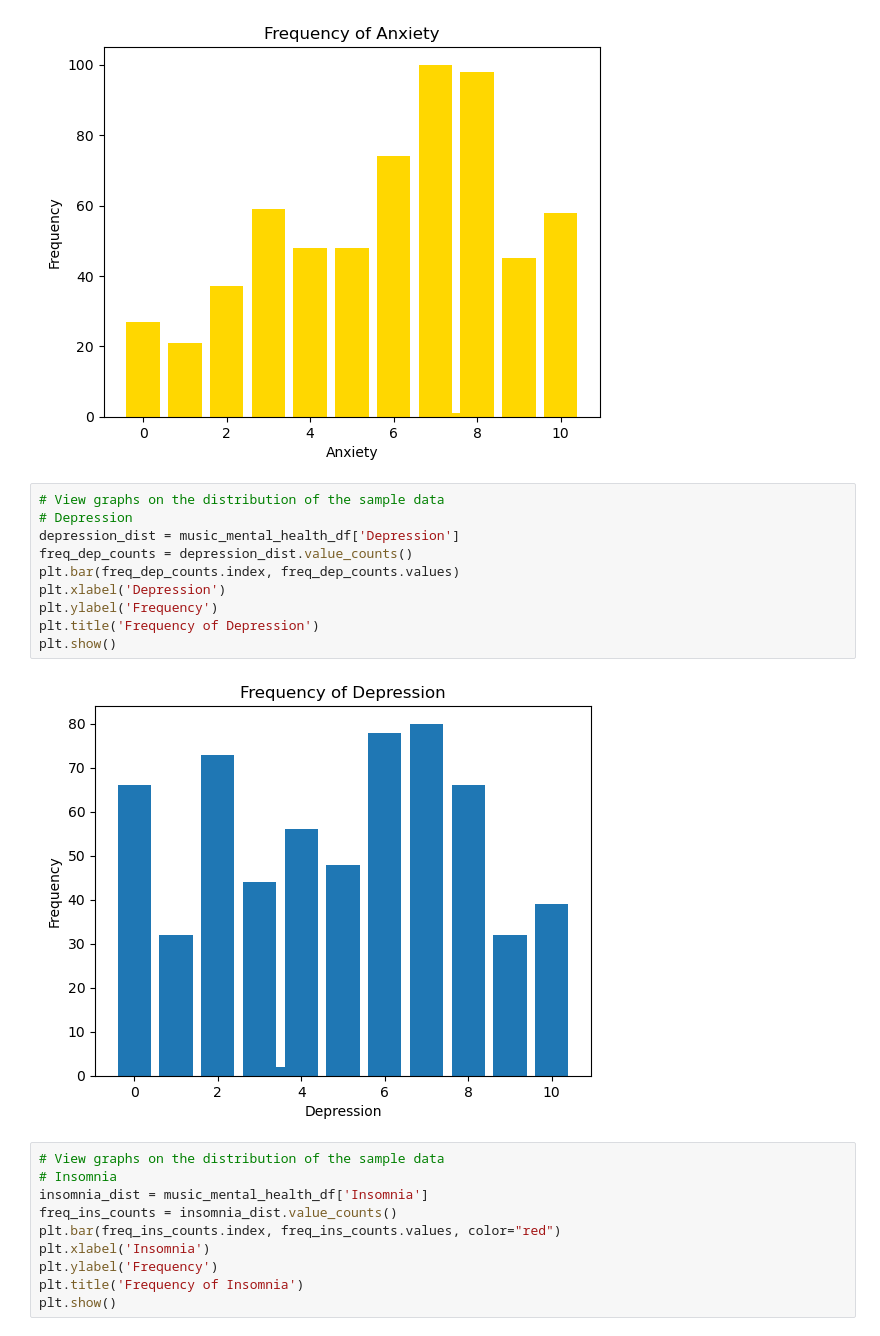
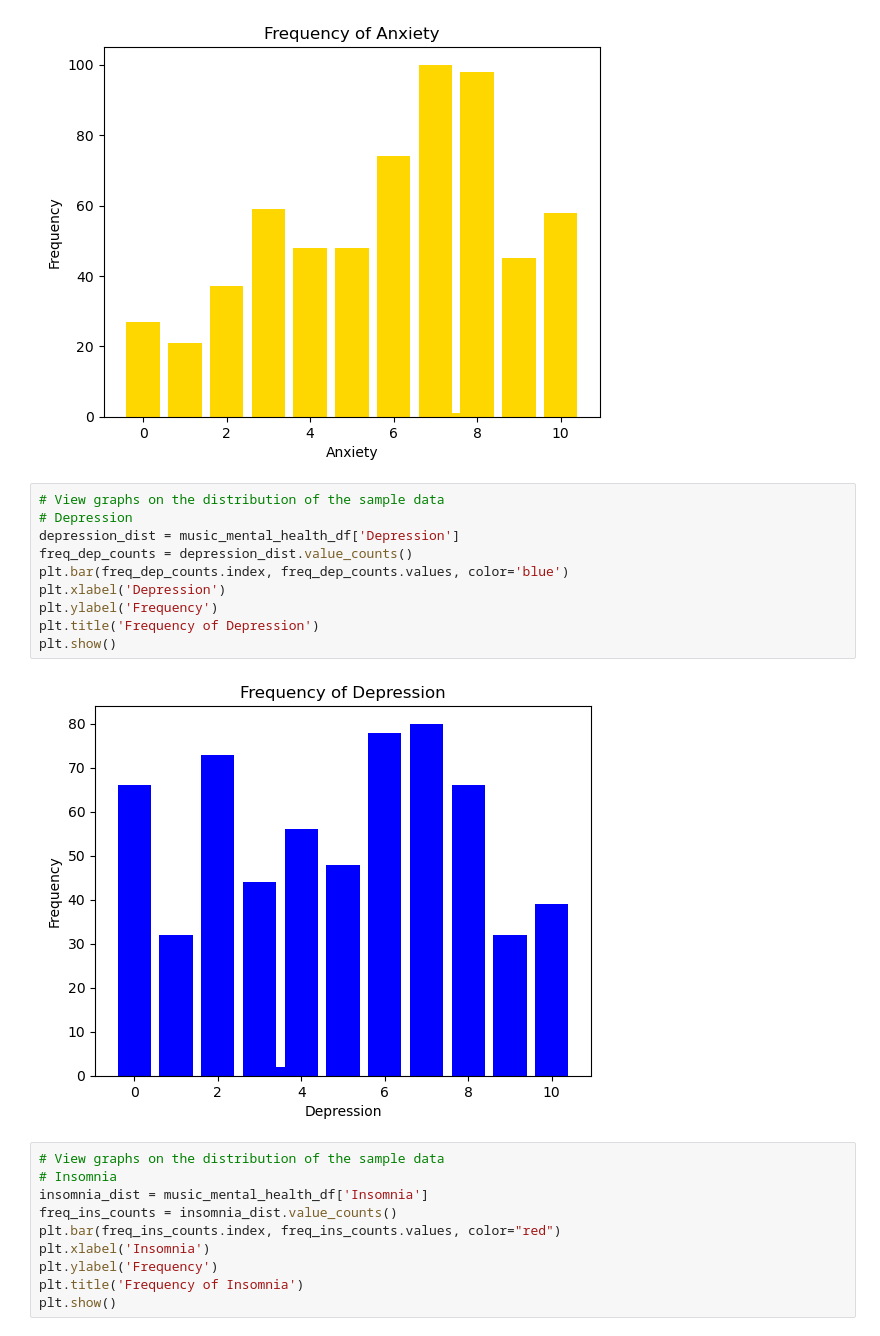
Before and after one commit to jdanielle12/project1, a Jupyter notebook: music_and_mental_health.ipynb, the cells around one changed output. Saved outputs shown, nothing was run; the diff lists cells and outputs as text.

```diff
--- a/music_and_mental_health.ipynb
+++ b/music_and_mental_health.ipynb
@@ -175,15 +175,15 @@ plt.show()
 # %%
 # View graphs on the distribution of the sample data
 # Depression
 depression_dist = music_mental_health_df['Depression']
 freq_dep_counts = depression_dist.value_counts()
-plt.bar(freq_dep_counts.index, freq_dep_counts.values)
+plt.bar(freq_dep_counts.index, freq_dep_counts.values, color='blue')
 plt.xlabel('Depression')
 plt.ylabel('Frequency')
 plt.title('Frequency of Depression')
 plt.show()
 # %% [output]
-[figure, old version]
+[figure, new version]
 # %%
 # View graphs on the distribution of the sample data
 # Insomnia
```
